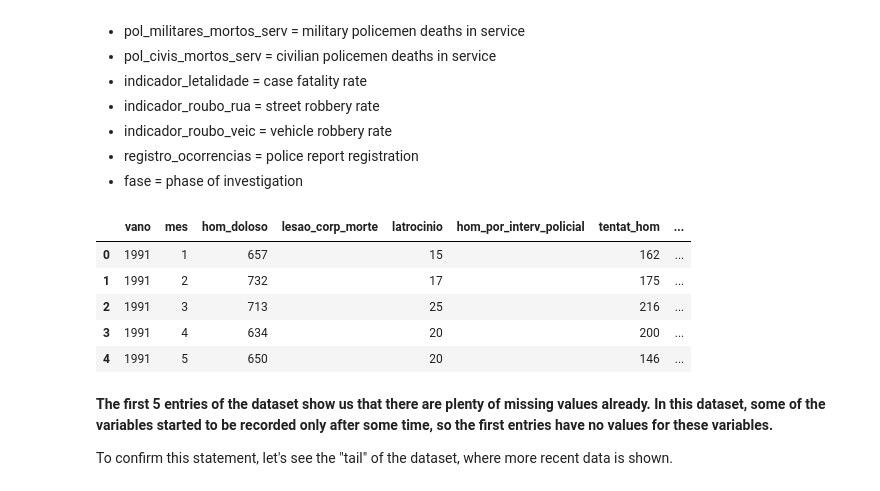
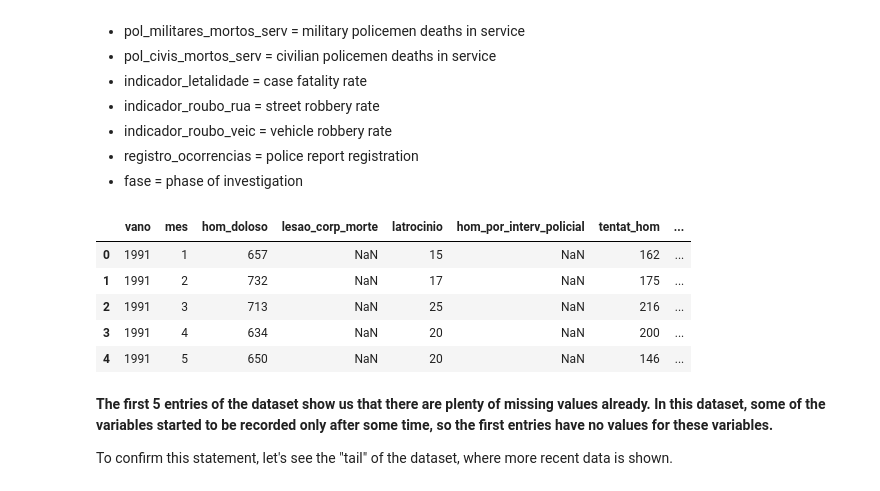
Before and after one commit to rafaelnduarte/Analysis_of_Violence_in_Rio_de_Janeiro, a Jupyter notebook: Analysis_of_violence_in_Rio_De_Janeiro.ipynb, the cells around one changed output. Cells and saved outputs as stored; diff of their text form; code cells hidden in the pictures.

```diff
--- a/Analysis_of_violence_in_Rio_De_Janeiro.ipynb
+++ b/Analysis_of_violence_in_Rio_De_Janeiro.ipynb
@@ -130,14 +133,14 @@ It's important to note that the legal system in Brazil is different, and the des
 * fase = phase of investigation
 # %%
 # checking the "face" of the dataset
-df.head(5)
+df.head()
 # %% [output]
 |  | vano | mes | hom_doloso | lesao_corp_morte | latrocinio | hom_por_interv_policial | tentat_hom | ... |
-| 0 | 1991 | 1 | 657 |  | 15 |  | 162 | ... |
-| 1 | 1991 | 2 | 732 |  | 17 |  | 175 | ... |
-| 2 | 1991 | 3 | 713 |  | 25 |  | 216 | ... |
-| 3 | 1991 | 4 | 634 |  | 20 |  | 200 | ... |
-| 4 | 1991 | 5 | 650 |  | 20 |  | 146 | ... |
+| 0 | 1991 | 1 | 657 | NaN | 15 | NaN | 162 | ... |
+| 1 | 1991 | 2 | 732 | NaN | 17 | NaN | 175 | ... |
+| 2 | 1991 | 3 | 713 | NaN | 25 | NaN | 216 | ... |
+| 3 | 1991 | 4 | 634 | NaN | 20 | NaN | 200 | ... |
+| 4 | 1991 | 5 | 650 | NaN | 20 | NaN | 146 | ... |
 # %% [markdown]
 **The first 5 entries of the dataset show us that there are plenty of missing values already. In this dataset, some of the variables started to be recorded only after some time, so the first entries have no values for these variables.**
 
```
Also changed, not shown: parts of 8 cells of this notebook.
